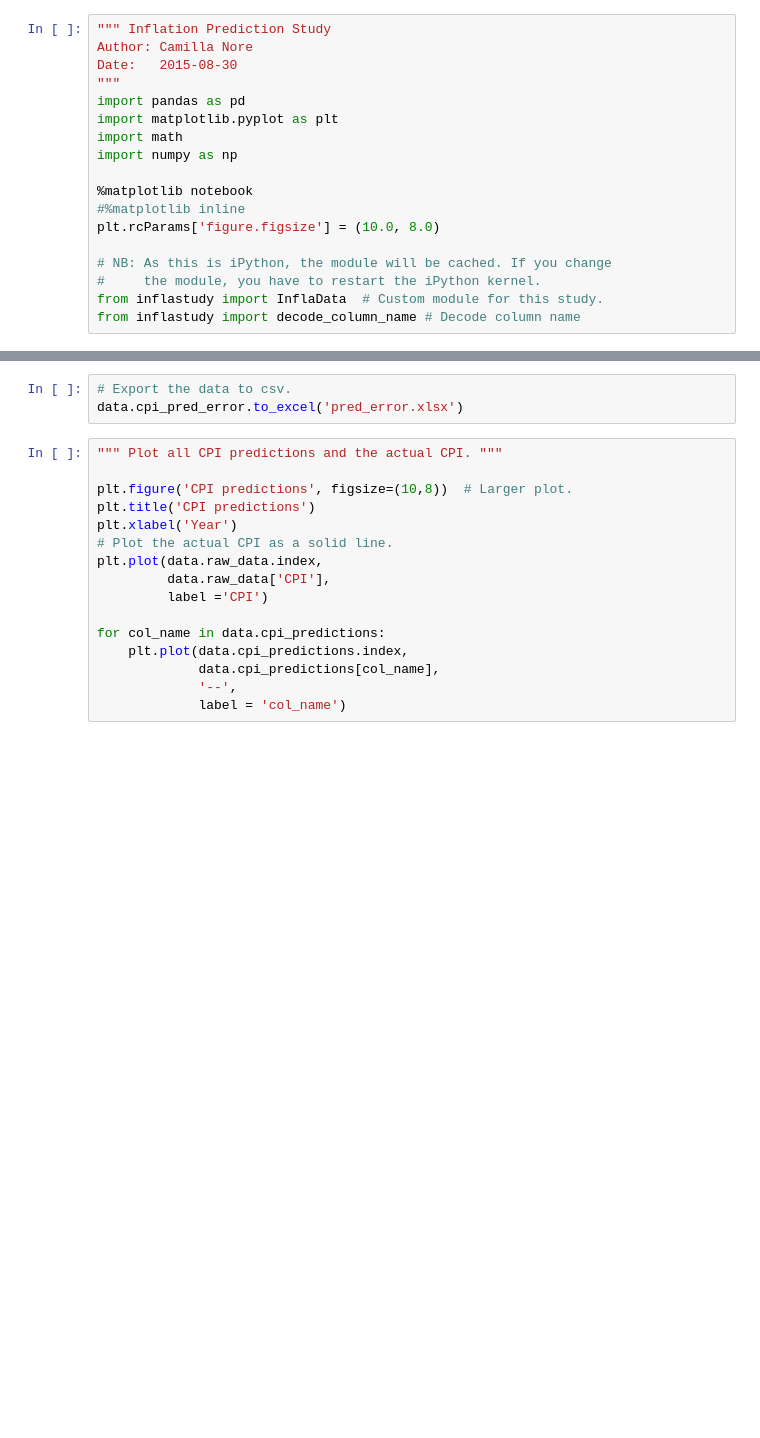
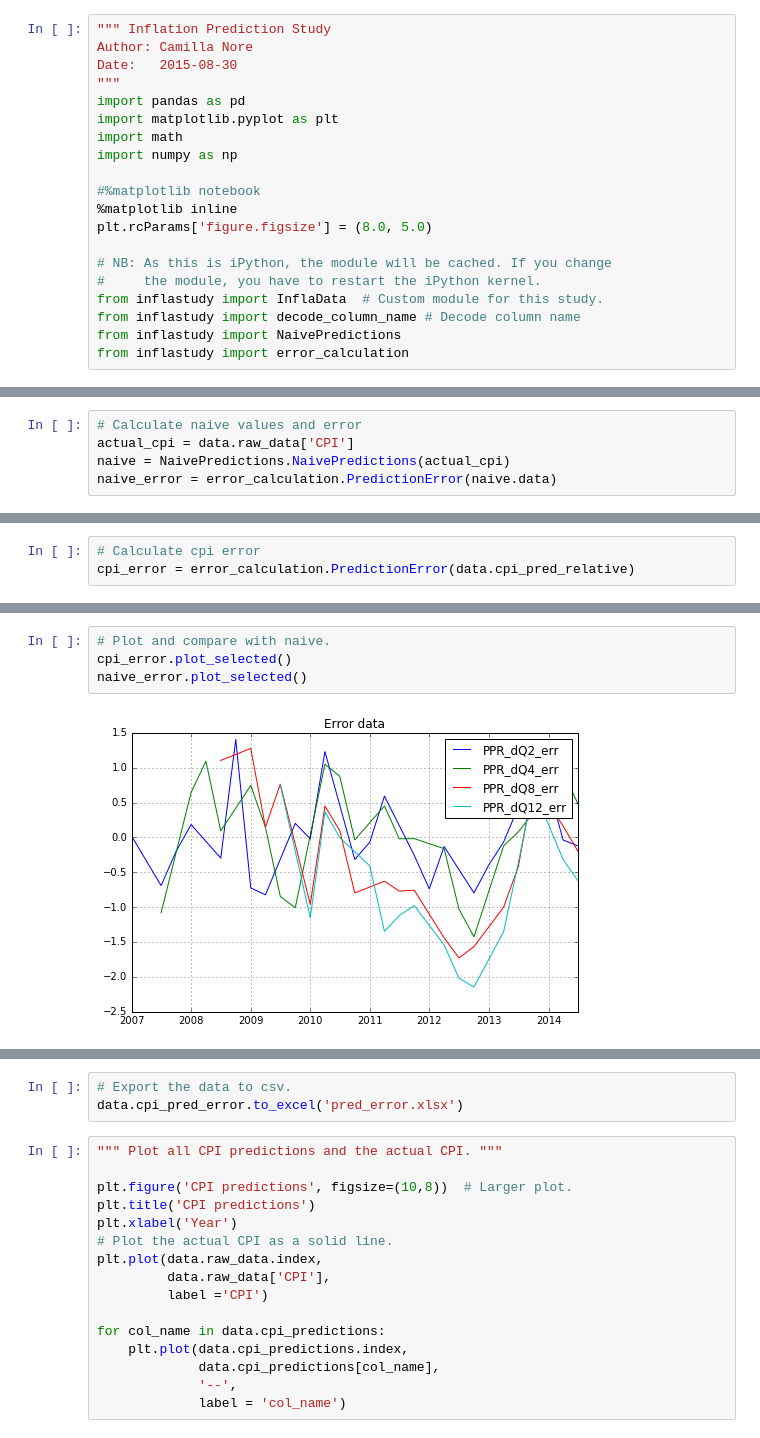
Before and after one commit to camillanore/Inflastudy, a Jupyter notebook: Inflastudy relative.ipynb, the cells around one changed output, grey strips where cells are left out. Drawn from its saved outputs; the diff is of its cells as text; blank space fills up the shorter version.

Commit message:
Compare to naive error
New file for error calculation
Cleanup in notebook
Fix time tools test

```diff
--- a/Inflastudy relative.ipynb
+++ b/Inflastudy relative.ipynb
@@ -8,14 +8,16 @@ import matplotlib.pyplot as plt
 import math
 import numpy as np
 
-%matplotlib notebook
-#%matplotlib inline
-plt.rcParams['figure.figsize'] = (10.0, 8.0)
+#%matplotlib notebook
+%matplotlib inline
+plt.rcParams['figure.figsize'] = (8.0, 5.0)
 
 # NB: As this is iPython, the module will be cached. If you change
 #     the module, you have to restart the iPython kernel.
 from inflastudy import InflaData  # Custom module for this study.
 from inflastudy import decode_column_name # Decode column name
+from inflastudy import NaivePredictions
+from inflastudy import error_calculation
 # %%
 """ Load the data file"""
 
@@ -90,0 +49,5 @@ plt.grid()
+# %%
+# Calculate naive values and error
+actual_cpi = data.raw_data['CPI']
+naive = NaivePredictions.NaivePredictions(actual_cpi)
+naive_error = error_calculation.PredictionError(naive.data)
@@ -90,0 +72,3 @@ plt.grid()
+# %%
+# Calculate cpi error
+cpi_error = error_calculation.PredictionError(data.cpi_pred_relative)
@@ -90,0 +93,6 @@ plt.grid()
+# %%
+# Plot and compare with naive.
+cpi_error.plot_selected()
+naive_error.plot_selected()
+# %% [output]
+[figure, added]
```
Also changed, not shown: parts of 9 cells of this notebook, 5 other files.
